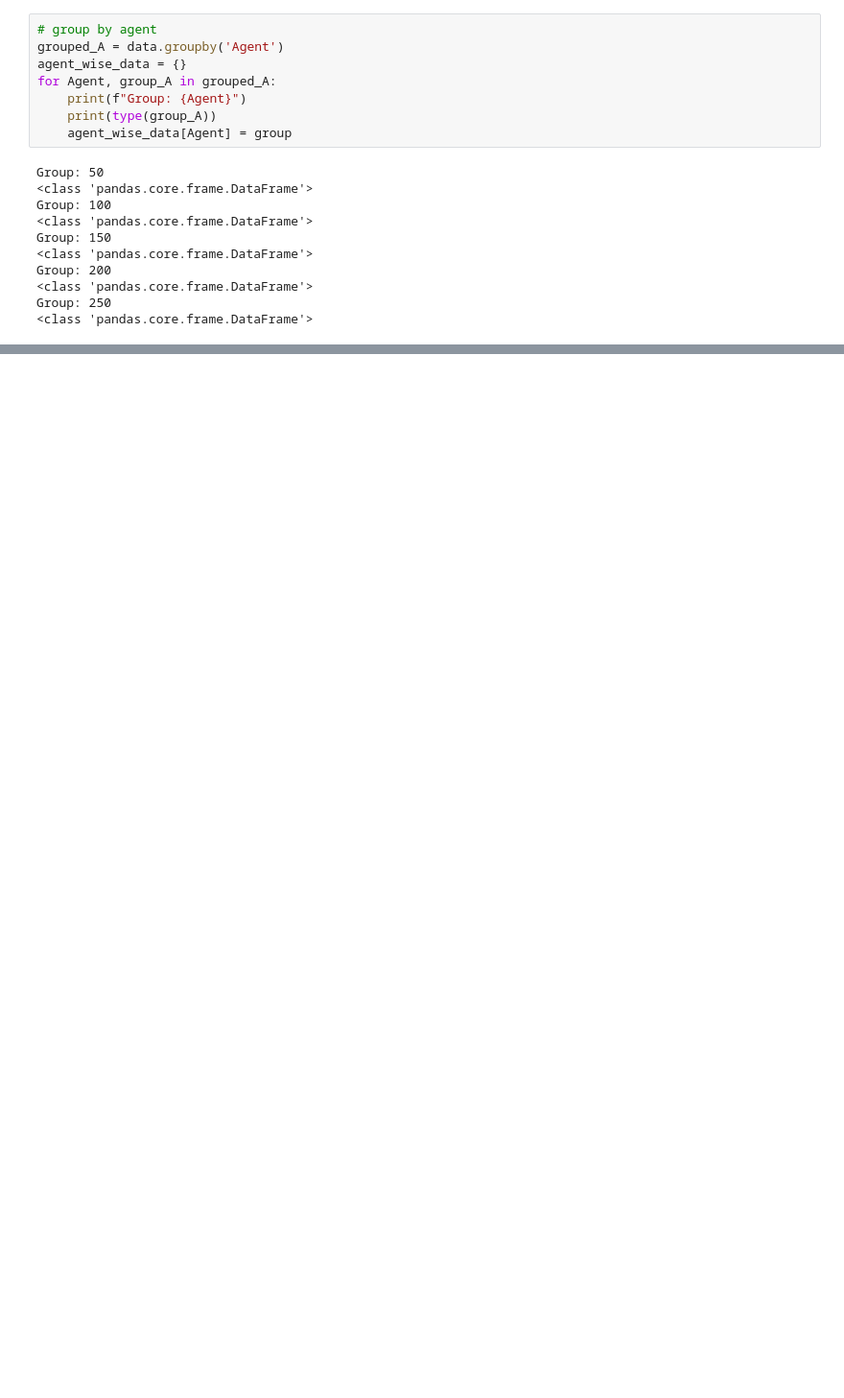
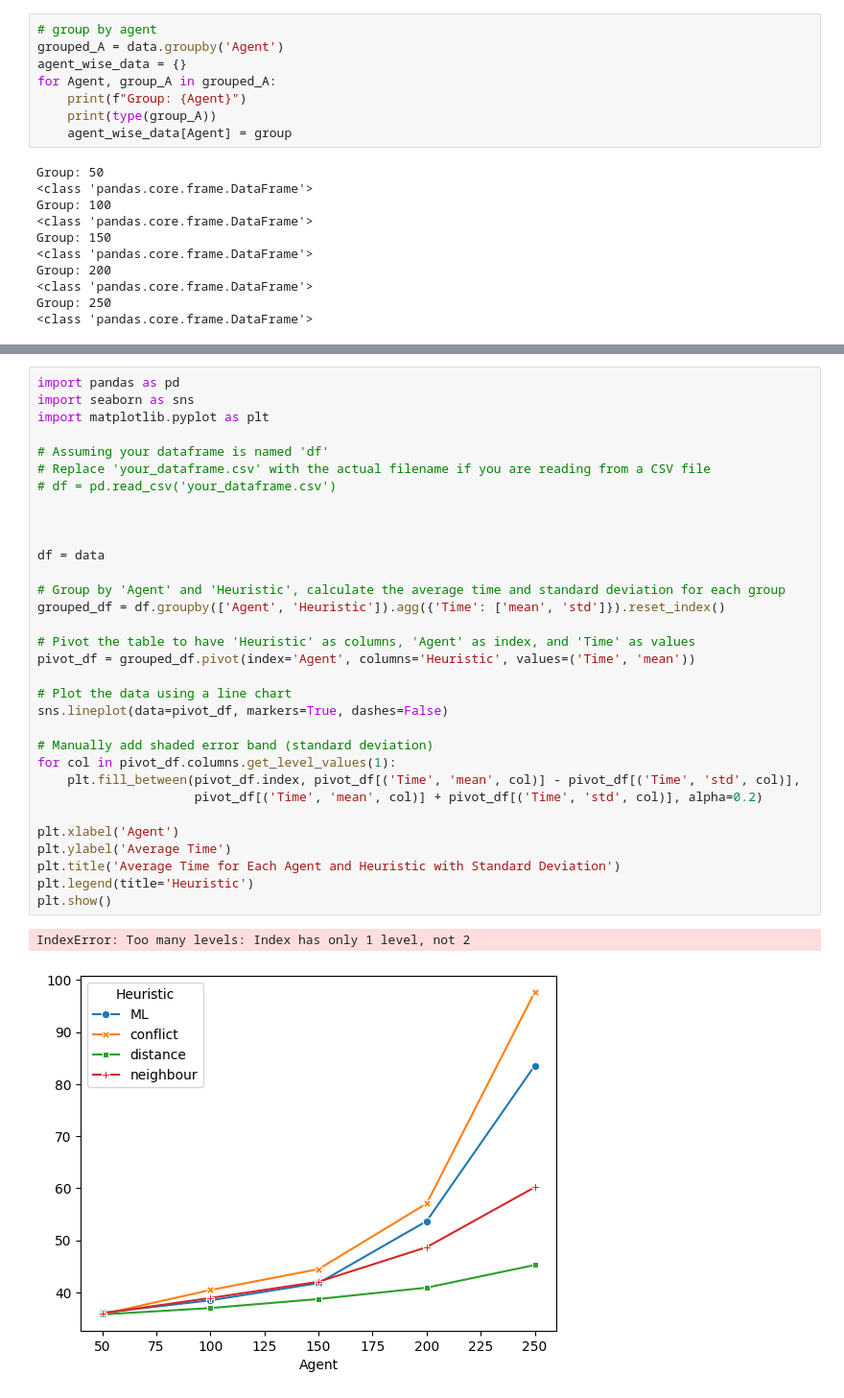
Before and after one commit to tishat-ahasan/LaCaM-ML, a Jupyter notebook: Data/Create_Stat.ipynb, the cells around one changed output, grey strips where cells are left out. Shown at 96% size. Drawn from its saved outputs; the diff is of its cells as text; blank space fills up the shorter version.

```diff
--- a/Data/Create_Stat.ipynb
+++ b/Data/Create_Stat.ipynb
@@ -118,0 +144,35 @@ Name: count, dtype: int64
+# %%
+import pandas as pd
+import seaborn as sns
+import matplotlib.pyplot as plt
+
+# Assuming your dataframe is named 'df'
+# Replace 'your_dataframe.csv' with the actual filename if you are reading from a CSV file
+# df = pd.read_csv('your_dataframe.csv')
+
+
+
+df = data
+
+# Group by 'Agent' and 'Heuristic', calculate the average time and standard deviation for each group
+grouped_df = df.groupby(['Agent', 'Heuristic']).agg({'Time': ['mean', 'std']}).reset_index()
+
+# Pivot the table to have 'Heuristic' as columns, 'Agent' as index, and 'Time' as values
+pivot_df = grouped_df.pivot(index='Agent', columns='Heuristic', values=('Time', 'mean'))
+
+# Plot the data using a line chart
+sns.lineplot(data=pivot_df, markers=True, dashes=False)
+
+# Manually add shaded error band (standard deviation)
+for col in pivot_df.columns.get_level_values(1):
+    plt.fill_between(pivot_df.index, pivot_df[('Time', 'mean', col)] - pivot_df[('Time', 'std', col)],
+                     pivot_df[('Time', 'mean', col)] + pivot_df[('Time', 'std', col)], alpha=0.2)
+
+plt.xlabel('Agent')
+plt.ylabel('Average Time')
+plt.title('Average Time for Each Agent and Heuristic with Standard Deviation')
+plt.legend(title='Heuristic')
+plt.show()
+# %% [output]
+IndexError: Too many levels: Index has only 1 level, not 2
+[figure, added]
```
Also changed, not shown: parts of 7 cells of this notebook, 10 other files.
